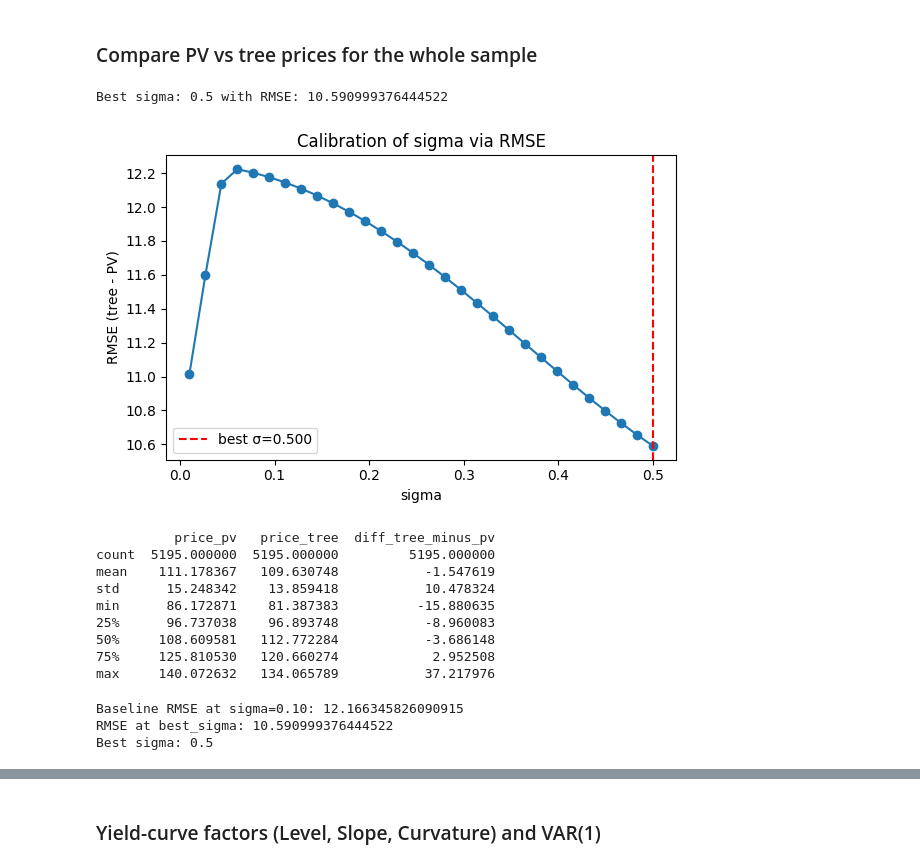
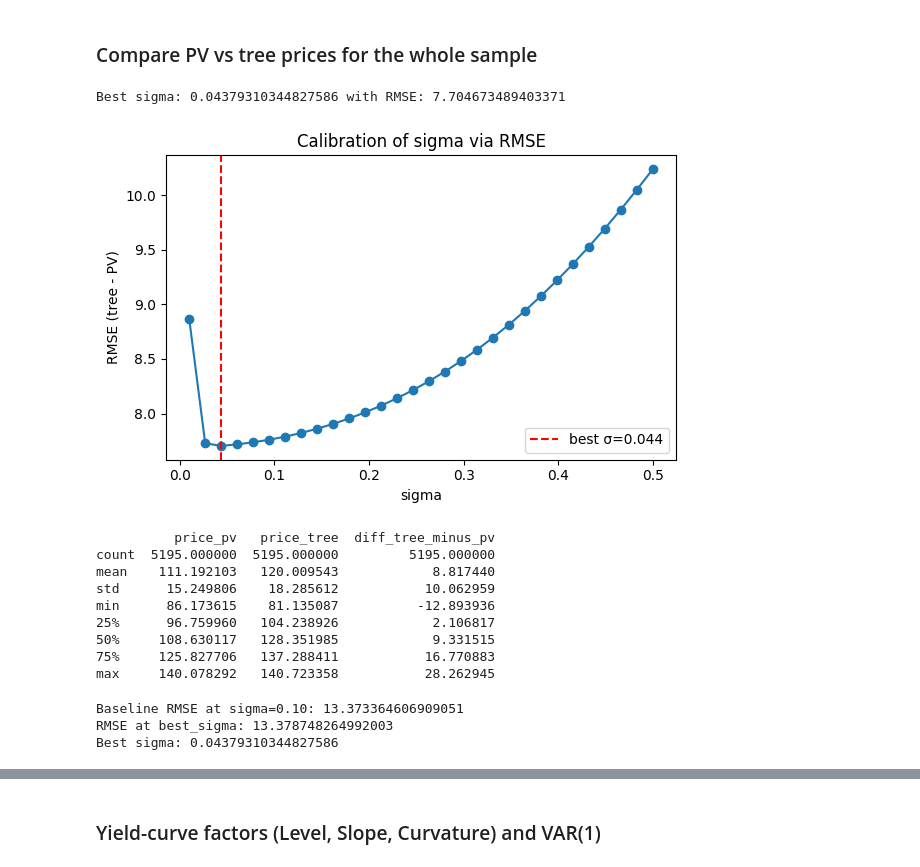
Before and after one commit to emschutt/Asset-Pricing, a Jupyter notebook: AP_v1.ipynb, the cells around one changed output, grey strips where cells are left out. Drawn from its saved outputs; the diff is of its cells as text; code cells hidden in the pictures.

```diff
--- a/AP_v1.ipynb
+++ b/AP_v1.ipynb
@@ -166,21 +166,38 @@ plt.show()
 ### Utility functions: discount factors & PV bond pricing
 # %%
 # Returns yield
-def get_short_rate(yc_params, date):
-    """Get true instantaneous short rate from Svensson beta0"""
-    return yc_params.loc[date, "BETA0"] / 100.0
+def get_yield_on_date(yc_yields, date, maturity):
+    col = f"y_{maturity}y"
+    return yc_yields.loc[date, col] / 100.0
 
 # Build discount factors using the term structure
 def discount_factors_from_curve(yc_yields, date, payment_times):
-    """Proper interpolation of zero rates for exact payment times"""
-    available_maturities = np.array([0.5, 1.0, 2.0, 5.0, 10.0, 20.0, 30.0])
+    """
+    Build discount factors for given payment_times (in years) using the
+    zero-coupon curve on 'date'. Handles NaNs robustly.
+    """
+    # maturities from column names like "y_10.0y"
+    maturities_available = np.array([
+        float(c.split("_")[1].replace("y", "")) for c in yc_yields.columns
+    ])
+
+    # yields on that date, in decimal
     yields_on_date = yc_yields.loc[date].values / 100.0
 
-    # Interpolate to get exact yields for payment times
-    from scipy.interpolate import CubicSpline
-    cs = CubicSpline(available_maturities, yields_on_date)
-    exact_yields = cs(payment_times)
+    # keep only finite points
+    mask = np.isfinite(yields_on_date)
+    x = maturities_available[mask]
+    y = yields_on_date[mask]
 
+    # if we have fewer than 2 points, fall back to a constant yield
+    if x.size < 2:
+        y_const = np.nanmean(yields_on_date)
+        return 1.0 / (1.0 + y_const) ** payment_times
+
+    # linear interpolation of yields at the payment times
+    exact_yields = np.interp(payment_times, x, y)
+
+    # discount factors
     dfs = 1.0 / (1.0 + exact_yields) ** payment_times
     return dfs
 
@@ -298,7 +315,7 @@ def compute_rmse_for_sigma(sigma, yc_yields, maturity, coupon_rate,
             freq=freq
         )
 
-        r0 = get_short_rate(yc_params, d)
+        r0 = get_yield_on_date(yc_yields, d, maturity=1.0)
 
         # if either is NaN, skip this date
         if np.isnan(pv_price) or np.isnan(r0):
@@ -338,7 +355,7 @@ for s in sigmas:
         coupon_rate=coupon_rate,
         face=face,
         freq=freq,
-        max_dates=10000
+        max_dates=500
     )
     rmse_list.append(rmse)
     #print(f"sigma={s:.3f}, RMSE={rmse:.4f}")
@@ -374,45 +391,45 @@ for d in dates:
         coupon_rate=coupon_rate,
         face=face,
         freq=freq
     )
 
     # Tree price from short-rate model
-    r0 = get_short_rate(yc_params, d)
+    r0 = get_yield_on_date(yc_yields, d, maturity=1.0)
     N = int(maturity * freq)
 
     r_tree, q = build_short_rate_tree(r0, sigma, dt, N)
     tree_price = price_coupon_bond_binomial(
         r_tree, q, dt,
         maturity=maturity,
         coupon_rate=coupon_rate,
         face=face,
         freq=freq
     )
 
     results.append({
         "date": d,
         "r0_1y": r0,
         "q_tree": q,
         "price_pv": pv_price,
         "price_tree": tree_price,
         "diff_tree_minus_pv": tree_price - pv_price
     })
 
 prices_all = pd.DataFrame(results).set_index("date")
 
 print(prices_all.describe()[["price_pv", "price_tree", "diff_tree_minus_pv"]])
 # %% [output]
-Best sigma: 0.5 with RMSE: 10.590999376444522
+Best sigma: 0.04379310344827586 with RMSE: 7.704673489403371
-[figure, old version]
+[figure, new version]
           price_pv   price_tree  diff_tree_minus_pv
 count  5195.000000  5195.000000         5195.000000
-mean    111.178367   109.630748           -1.547619
-std      15.248342    13.859418           10.478324
-min      86.172871    81.387383          -15.880635
-25%      96.737038    96.893748           -8.960083
-50%     108.609581   112.772284           -3.686148
-75%     125.810530   120.660274            2.952508
-max     140.072632   134.065789           37.217976
+mean    111.192103   120.009543            8.817440
+std      15.249806    18.285612           10.062959
+min      86.173615    81.135087          -12.893936
+25%      96.759960   104.238926            2.106817
+50%     108.630117   128.351985            9.331515
+75%     125.827706   137.288411           16.770883
+max     140.078292   140.723358           28.262945
 # %%
 maturity = 10
 coupon_rate = 0.03
@@ -438,9 +455,9 @@ rmse_best = compute_rmse_for_sigma(
 print("RMSE at best_sigma:", rmse_best)
 print("Best sigma:", best_sigma)
 # %% [output]
-Baseline RMSE at sigma=0.10: 12.166345826090915
-RMSE at best_sigma: 10.590999376444522
-Best sigma: 0.5
+Baseline RMSE at sigma=0.10: 13.373364606909051
+RMSE at best_sigma: 13.378748264992003
+Best sigma: 0.04379310344827586
 # %%
 # Plot both price series
 plt.figure(figsize=(10,4))
```
Also changed, not shown: parts of 3 cells of this notebook, 1 other file.
